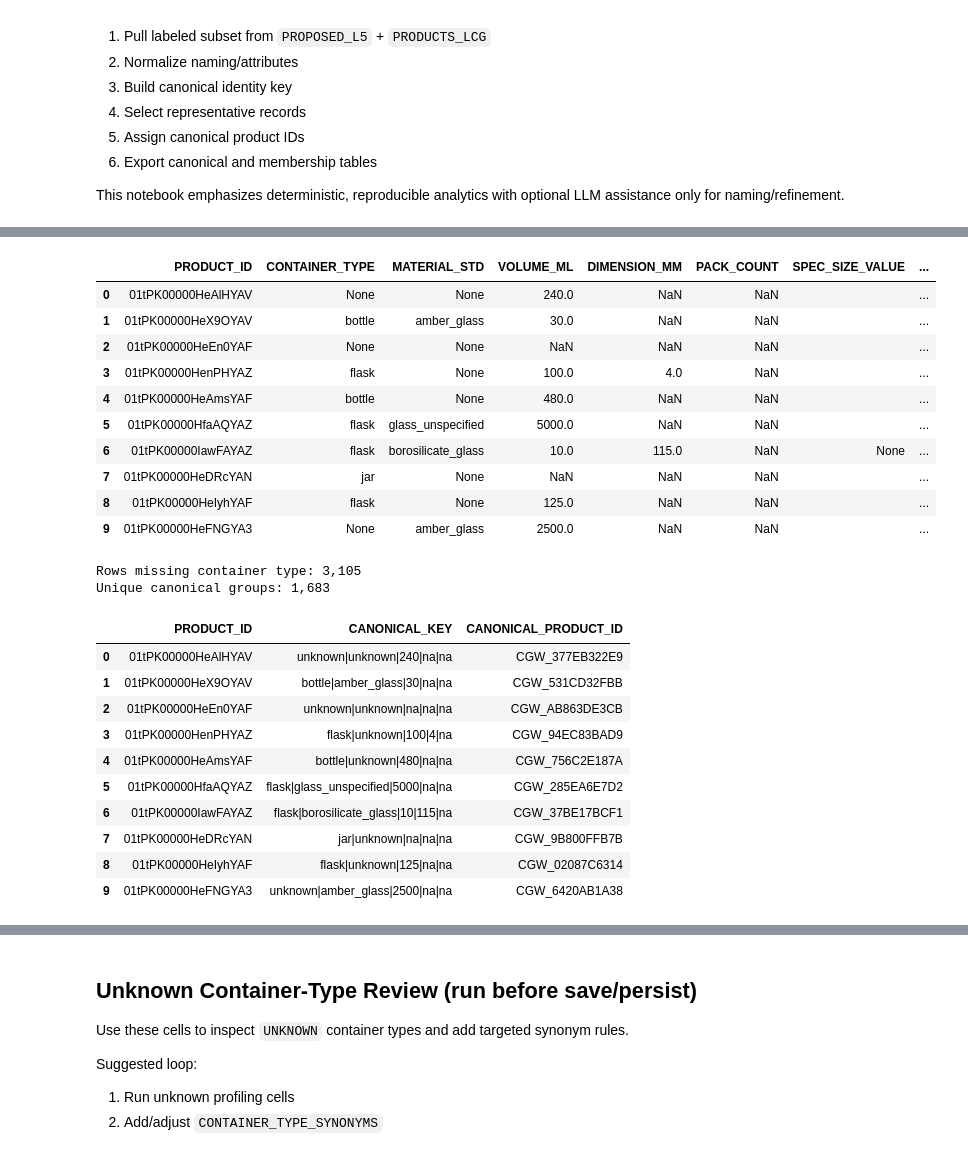
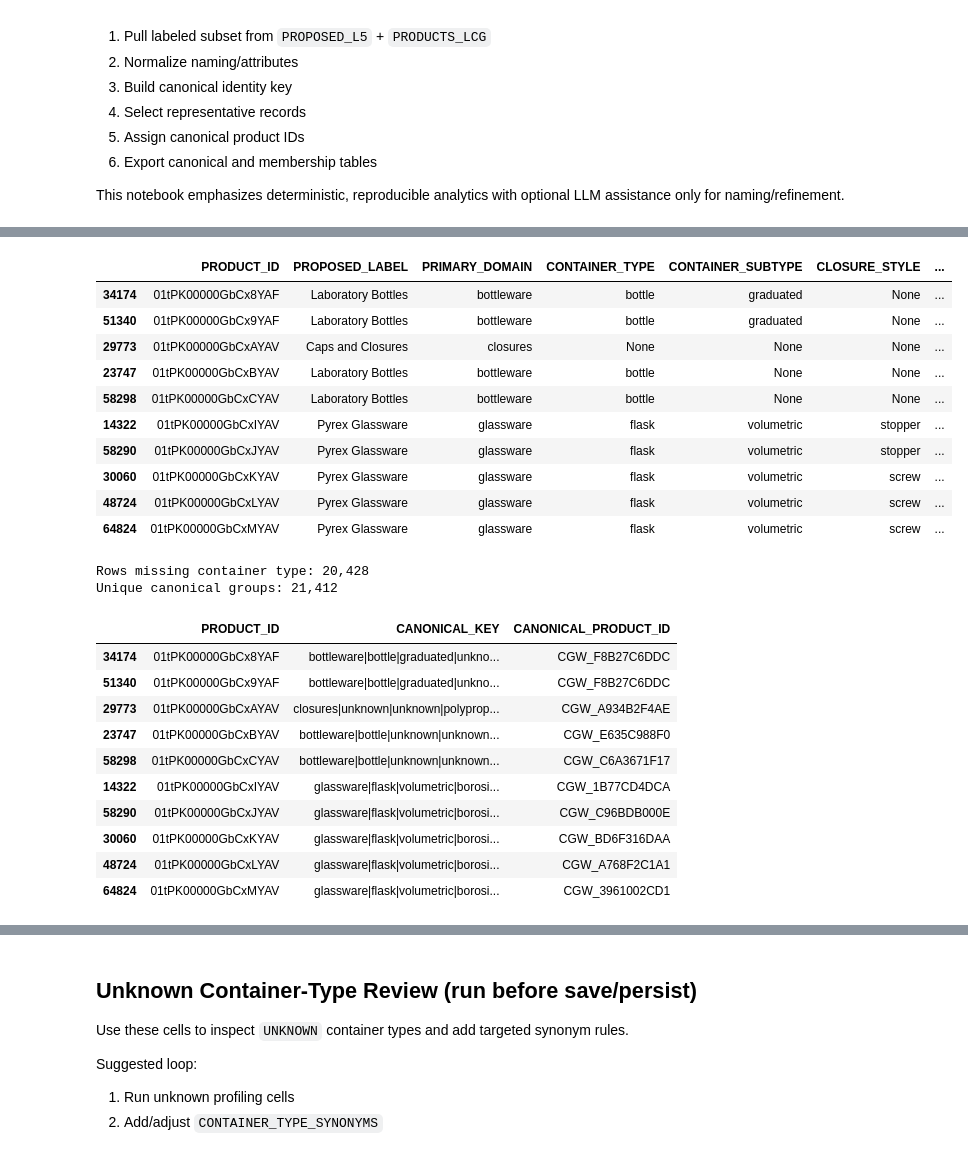
Before and after one commit to smcmahonSE/auto_classification, a Jupyter notebook: analysis/notebooks/glassware_canonical_analysis.ipynb, the cells around one changed output, grey strips where cells are left out. Cells and saved outputs as stored; diff of their text form; code cells hidden in the pictures.

```diff
--- a/analysis/notebooks/glassware_canonical_analysis.ipynb
+++ b/analysis/notebooks/glassware_canonical_analysis.ipynb
@@ -309,55 +485,73 @@ df["CONTAINER_SUBTYPE"] = [detect_container_subtype(t, s) for t, s in zip(df["NO
 # Backward-compatible alias used in downstream cells.
 df["CONTAINER_TYPE"] = df["CONTAINER_FAMILY"]
 
+df["PRIMARY_DOMAIN"] = [
+    infer_primary_domain(t, lbl) for t, lbl in zip(df["NORM_TEXT"], df.get("PROPOSED_LABEL", pd.Series(index=df.index)))
+]
+
 df["MATERIAL_STD"] = [detect_material(t, s) for t, s in zip(df["NORM_TEXT"], df["SPEC_NORM"])]
 df["VOLUME_ML"] = [parse_primary_volume_ml(t, s) for t, s in zip(df["NORM_TEXT"], df["SPEC_NORM"])]
 df["DIMENSION_MM"] = df["NORM_TEXT"].map(parse_primary_dimension_mm)
 df["PACK_COUNT"] = [parse_pack_count(t, s) for t, s in zip(df["NORM_TEXT"], df["SPEC_NORM"])]
+df["CLOSURE_STYLE"] = [detect_closure_style(t, s) for t, s in zip(df["NORM_TEXT"], df["SPEC_NORM"])]
+df["SAFETY_TYPE"] = df["NORM_TEXT"].map(detect_safety_type)
+df["CHROMATOGRAPHY_TYPE"] = [detect_chromatography_type(t, s) for t, s in zip(df["NORM_TEXT"], df["SPEC_NORM"])]
 
 # Basic completeness score favors records useful as canonical exemplars.
 score_cols = [
+    "PRIMARY_DOMAIN",
     "CONTAINER_FAMILY",
     "CONTAINER_SUBTYPE",
     "MATERIAL_STD",
+    "CLOSURE_STYLE",
+    "SAFETY_TYPE",
+    "CHROMATOGRAPHY_TYPE",
     "VOLUME_ML",
     "DIMENSION_MM",
     "PACK_COUNT",
     "SPEC_SIZE_VALUE",
     "SPEC_SIZE_QUANTITY",
     "PRODUCT_NAME",
     "DESCRIPTION",
 ]
 df["COMPLETENESS_SCORE"] = sum(df[c].notna().astype(int) for c in score_cols if c in df.columns)
 
 df[[
     "PRODUCT_ID",
+    "PROPOSED_LABEL",
+    "PRIMARY_DOMAIN",
     "CONTAINER_TYPE",
+    "CONTAINER_SUBTYPE",
+    "CLOSURE_STYLE",
+    "SAFETY_TYPE",
+    "CHROMATOGRAPHY_TYPE",
     "MATERIAL_STD",
     "VOLUME_ML",
     "DIMENSION_MM",
     "PACK_COUNT",
     "SPEC_SIZE_VALUE",
     "SPEC_SIZE_QUANTITY",
     "COMPLETENESS_SCORE",
 ]].head(10)
 # %% [output]
-|  | PRODUCT_ID | CONTAINER_TYPE | MATERIAL_STD | VOLUME_ML | DIMENSION_MM | PACK_COUNT | SPEC_SIZE_VALUE | ... |
-| 0 | 01tPK00000HeAlHYAV | None | None | 240.0 | NaN | NaN |  | ... |
-| 1 | 01tPK00000HeX9OYAV | bottle | amber_glass | 30.0 | NaN | NaN |  | ... |
-| 2 | 01tPK00000HeEn0YAF | None | None | NaN | NaN | NaN |  | ... |
-| 3 | 01tPK00000HenPHYAZ | flask | None | 100.0 | 4.0 | NaN |  | ... |
-| 4 | 01tPK00000HeAmsYAF | bottle | None | 480.0 | NaN | NaN |  | ... |
-| 5 | 01tPK00000HfaAQYAZ | flask | glass_unspecified | 5000.0 | NaN | NaN |  | ... |
-| 6 | 01tPK00000IawFAYAZ | flask | borosilicate_glass | 10.0 | 115.0 | NaN | None | ... |
-| 7 | 01tPK00000HeDRcYAN | jar | None | NaN | NaN | NaN |  | ... |
-| 8 | 01tPK00000HeIyhYAF | flask | None | 125.0 | NaN | NaN |  | ... |
-| 9 | 01tPK00000HeFNGYA3 | None | amber_glass | 2500.0 | NaN | NaN |  | ... |
+|  | PRODUCT_ID | PROPOSED_LABEL | PRIMARY_DOMAIN | CONTAINER_TYPE | CONTAINER_SUBTYPE | CLOSURE_STYLE | ... |
+| 34174 | 01tPK00000GbCx8YAF | Laboratory Bottles | bottleware | bottle | graduated | None | ... |
+| 51340 | 01tPK00000GbCx9YAF | Laboratory Bottles | bottleware | bottle | graduated | None | ... |
+| 29773 | 01tPK00000GbCxAYAV | Caps and Closures | closures | None | None | None | ... |
+| 23747 | 01tPK00000GbCxBYAV | Laboratory Bottles | bottleware | bottle | None | None | ... |
+| 58298 | 01tPK00000GbCxCYAV | Laboratory Bottles | bottleware | bottle | None | None | ... |
+| 14322 | 01tPK00000GbCxIYAV | Pyrex Glassware | glassware | flask | volumetric | stopper | ... |
+| 58290 | 01tPK00000GbCxJYAV | Pyrex Glassware | glassware | flask | volumetric | stopper | ... |
+| 30060 | 01tPK00000GbCxKYAV | Pyrex Glassware | glassware | flask | volumetric | screw | ... |
+| 48724 | 01tPK00000GbCxLYAV | Pyrex Glassware | glassware | flask | volumetric | screw | ... |
+| 64824 | 01tPK00000GbCxMYAV | Pyrex Glassware | glassware | flask | volumetric | screw | ... |
 # %%
 # ------------------
 # Build canonical identity key + IDs
 # ------------------
 
 def canonical_key(row: pd.Series) -> str:
+    domain = row.get("PRIMARY_DOMAIN") or "unknown"
     family = row.get("CONTAINER_FAMILY") or "unknown"
     subtype = row.get("CONTAINER_SUBTYPE") or "unknown"
     mat = row.get("MATERIAL_STD") or "unknown"
@@ -372,8 +566,12 @@ def canonical_key(row: pd.Series) -> str:
     size_txt = normalize_text(row.get("SPEC_SIZE_VALUE", ""))
     size_bucket = size_txt[:40] if size_txt else "na"
 
+    closure = normalize_text(row.get("CLOSURE_STYLE", ""))[:20] or "na"
+    safety = normalize_text(row.get("SAFETY_TYPE", ""))[:20] or "na"
+    chrom = normalize_text(row.get("CHROMATOGRAPHY_TYPE", ""))[:20] or "na"
+
     # pack count is variant, not core identity.
-    return "|".join([family, subtype, mat, vol_bucket, dim_bucket, size_bucket])
+    return "|".join([domain, family, subtype, mat, vol_bucket, dim_bucket, size_bucket, closure, safety, chrom])
 
 
 df["CANONICAL_KEY"] = df.apply(canonical_key, axis=1)
@@ -390,19 +588,19 @@ df["CANONICAL_PRODUCT_ID"] = df["CANONICAL_KEY"].map(key_to_id)
 print(f"Unique canonical groups: {df['CANONICAL_PRODUCT_ID'].nunique():,}")
 df[["PRODUCT_ID", "CANONICAL_KEY", "CANONICAL_PRODUCT_ID"]].head(10)
 # %% [output]
-Rows missing container type: 3,105
-Unique canonical groups: 1,683
+Rows missing container type: 20,428
+Unique canonical groups: 21,412
 |  | PRODUCT_ID | CANONICAL_KEY | CANONICAL_PRODUCT_ID |
-| 0 | 01tPK00000HeAlHYAV | unknown|unknown|240|na|na | CGW_377EB322E9 |
-| 1 | 01tPK00000HeX9OYAV | bottle|amber_glass|30|na|na | CGW_531CD32FBB |
-| 2 | 01tPK00000HeEn0YAF | unknown|unknown|na|na|na | CGW_AB863DE3CB |
-| 3 | 01tPK00000HenPHYAZ | flask|unknown|100|4|na | CGW_94EC83BAD9 |
-| 4 | 01tPK00000HeAmsYAF | bottle|unknown|480|na|na | CGW_756C2E187A |
-| 5 | 01tPK00000HfaAQYAZ | flask|glass_unspecified|5000|na|na | CGW_285EA6E7D2 |
-| 6 | 01tPK00000IawFAYAZ | flask|borosilicate_glass|10|115|na | CGW_37BE17BCF1 |
-| 7 | 01tPK00000HeDRcYAN | jar|unknown|na|na|na | CGW_9B800FFB7B |
-| 8 | 01tPK00000HeIyhYAF | flask|unknown|125|na|na | CGW_02087C6314 |
-| 9 | 01tPK00000HeFNGYA3 | unknown|amber_glass|2500|na|na | CGW_6420AB1A38 |
+| 34174 | 01tPK00000GbCx8YAF | bottleware|bottle|graduated|unkno... | CGW_F8B27C6DDC |
+| 51340 | 01tPK00000GbCx9YAF | bottleware|bottle|graduated|unkno... | CGW_F8B27C6DDC |
+| 29773 | 01tPK00000GbCxAYAV | closures|unknown|unknown|polyprop... | CGW_A934B2F4AE |
+| 23747 | 01tPK00000GbCxBYAV | bottleware|bottle|unknown|unknown... | CGW_E635C988F0 |
+| 58298 | 01tPK00000GbCxCYAV | bottleware|bottle|unknown|unknown... | CGW_C6A3671F17 |
+| 14322 | 01tPK00000GbCxIYAV | glassware|flask|volumetric|borosi... | CGW_1B77CD4DCA |
+| 58290 | 01tPK00000GbCxJYAV | glassware|flask|volumetric|borosi... | CGW_C96BDB000E |
+| 30060 | 01tPK00000GbCxKYAV | glassware|flask|volumetric|borosi... | CGW_BD6F316DAA |
+| 48724 | 01tPK00000GbCxLYAV | glassware|flask|volumetric|borosi... | CGW_A768F2C1A1 |
+| 64824 | 01tPK00000GbCxMYAV | glassware|flask|volumetric|borosi... | CGW_3961002CD1 |
 # %%
 # ------------------
 # Select representative record per canonical group
```
Also changed, not shown: parts of 9 cells of this notebook, 1 other file.
